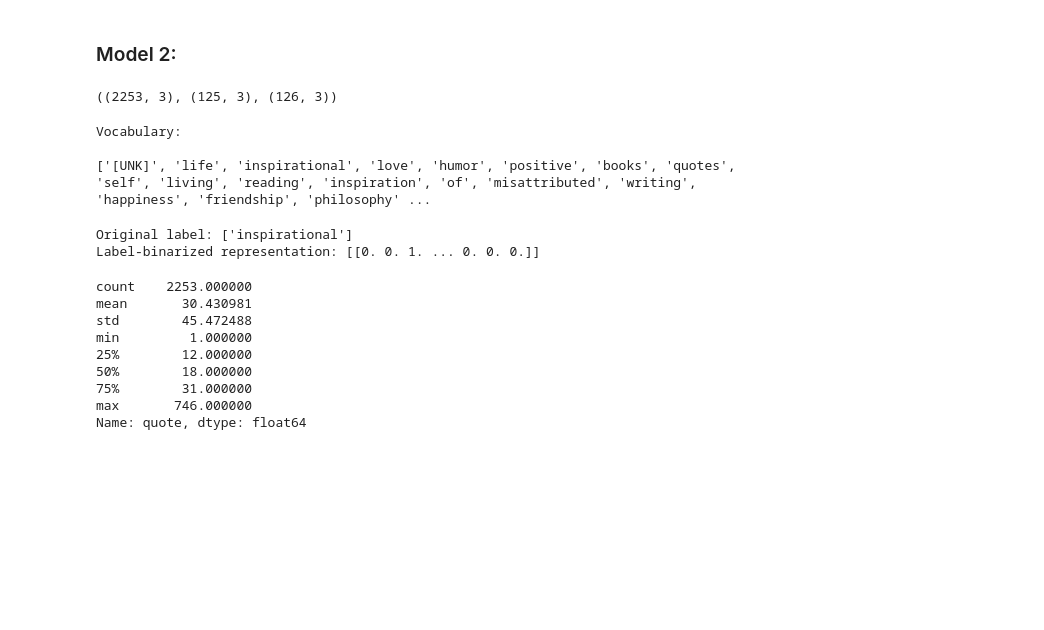
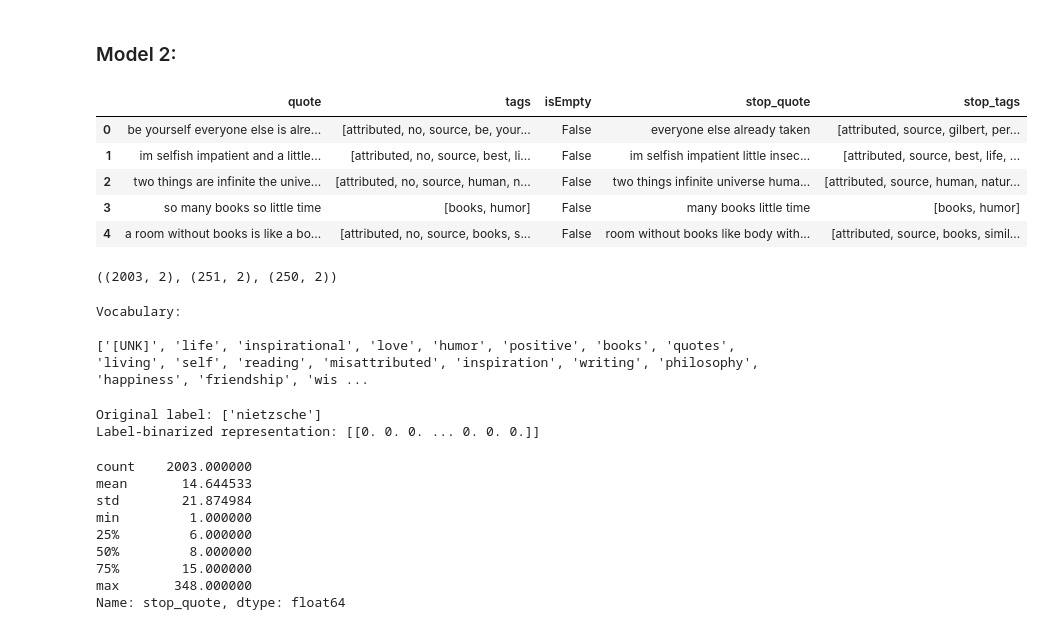
Before and after one commit to gprasad125/lign167_finalproject, a Jupyter notebook: Copy_of_Project_Tester.ipynb, the cells around one changed output. Saved outputs shown, nothing was run; the diff lists cells and outputs as text; code cells hidden in the pictures; blank space fills up the shorter version.

```diff
--- a/Copy_of_Project_Tester.ipynb
+++ b/Copy_of_Project_Tester.ipynb
@@ -355,21 +356,34 @@ average_f1
 So we see a decent improvement from 0.7 --> 0.77, achieved with GridSearchCV and stop_word inclusion to optimize our model. However, we'll take a look at other models / optimizations to see if we can get a heightened score.
 # %% [markdown]
 ### Model 2:
+# %%
+goodreads = goodreads[goodreads['isEmpty'] == False]
+goodreads['stop_quote'] = goodreads['quote'].apply(lambda x: ' '.join([word for word in x.split() if word not in (stop_words)]))
+goodreads['stop_tags'] = goodreads['tags'].apply(lambda x: [z for z in x if z not in stop_words])
+
+goodreads.head()
+# %% [output]
+|  | quote | tags | isEmpty | stop_quote | stop_tags |
+| 0 | be yourself everyone else is alre... | [attributed, no, source, be, your... | False | everyone else already taken | [attributed, source, gilbert, per... |
+| 1 | im selfish impatient and a little... | [attributed, no, source, best, li... | False | im selfish impatient little insec... | [attributed, source, best, life, ... |
+| 2 | two things are infinite the unive... | [attributed, no, source, human, n... | False | two things infinite universe huma... | [attributed, source, human, natur... |
+| 3 | so many books so little time | [books, humor] | False | many books little time | [books, humor] |
+| 4 | a room without books is like a bo... | [attributed, no, source, books, s... | False | room without books like body with... | [attributed, source, books, simil... |
 # %%
-goodreads = goodreads[goodreads['isEmpty'] == False]
 goodreads_sample = goodreads.sample(frac = 1)
-train, test = train_test_split(goodreads_sample, test_size = 0.1, shuffle = True)
+goodreads_sample = goodreads_sample[['stop_tags', 'stop_quote']]
+train, test = train_test_split(goodreads_sample, test_size = 0.2, shuffle = True)
 val = test.sample(frac=0.5)
 test.drop(val.index, inplace=True)
 train.shape, test.shape, val.shape
 # %% [output]
-((2253, 3), (125, 3), (126, 3))
+((2003, 2), (251, 2), (250, 2))
 # %%
 from ast import literal_eval
 from tensorflow.ragged import constant
 from tensorflow.keras import layers
 
-terms = constant(train["tags"].values)
+terms = constant(train["stop_tags"].values)
 lookup = layers.StringLookup(output_mode="multi_hot")
 lookup.adapt(terms)
 vocab = lookup.get_vocabulary()
@@ -386,26 +400,26 @@ print(vocab)
 # %% [output]
 Vocabulary:
 
-['[UNK]', 'life', 'inspirational', 'love', 'humor', 'positive', 'books', 'quotes', 'self', 'living', 'reading', 'inspiration', 'of', 'misattributed', 'writing', 'happiness', 'friendship', 'philosophy' ...
+['[UNK]', 'life', 'inspirational', 'love', 'humor', 'positive', 'books', 'quotes', 'living', 'self', 'reading', 'misattributed', 'inspiration', 'writing', 'philosophy', 'happiness', 'friendship', 'wis ...
 # %%
-sample_label = train["tags"].iloc[0]
+sample_label = train["stop_tags"].iloc[0]
 print(f"Original label: {sample_label}")
 
 label_binarized = lookup([sample_label])
 print(f"Label-binarized representation: {label_binarized}")
 # %% [output]
-Original label: ['inspirational']
-Label-binarized representation: [[0. 0. 1. ... 0. 0. 0.]]
+Original label: ['nietzsche']
+Label-binarized representation: [[0. 0. 0. ... 0. 0. 0.]]
 # %%
-train["quote"].apply(lambda x: len(x.split(" "))).describe()
+train["stop_quote"].apply(lambda x: len(x.split(" "))).describe()
 # %% [output]
-count    2253.000000
-mean       30.430981
-std        45.472488
+count    2003.000000
+mean       14.644533
+std        21.874984
 min         1.000000
-25%        12.000000
-50%        18.000000
-75%        31.000000
-max       746.000000
-Name: quote, dtype: float64
+25%         6.000000
+50%         8.000000
+75%        15.000000
+max       348.000000
+Name: stop_quote, dtype: float64
 # %%
```
Also changed, not shown: parts of 30 cells of this notebook.
